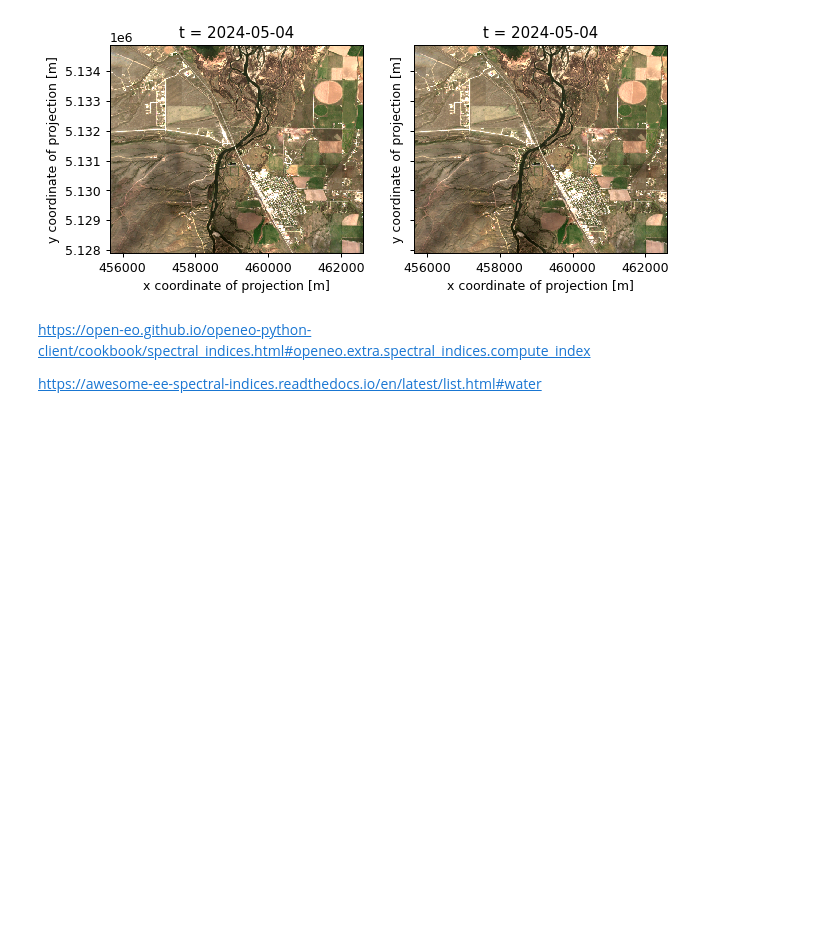
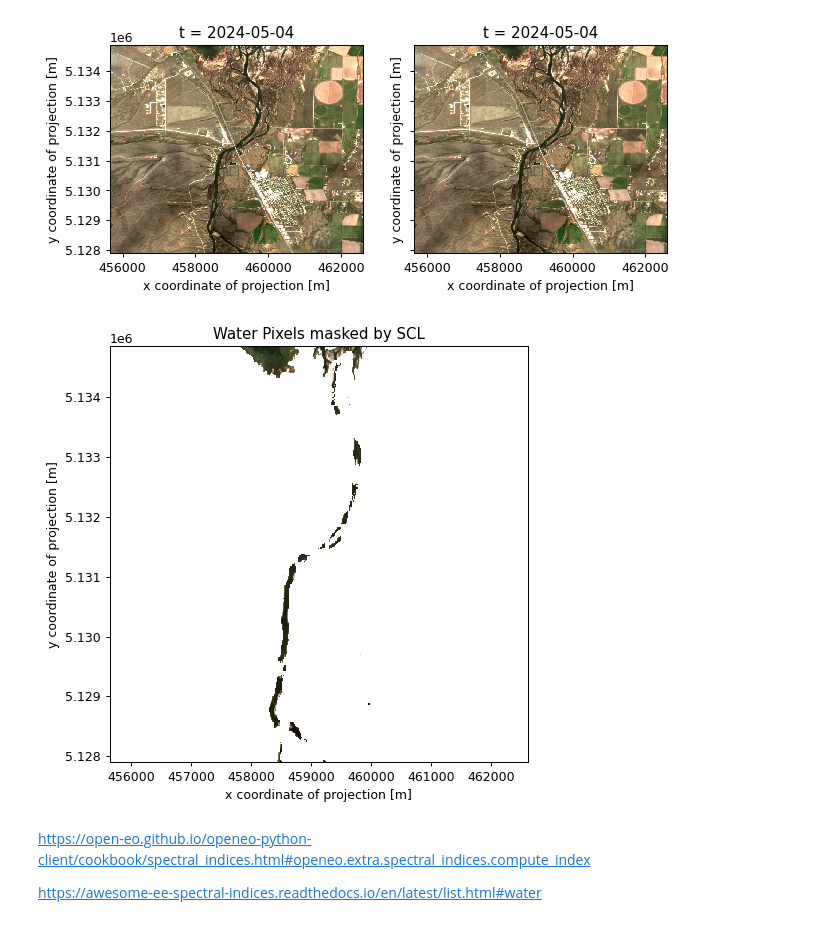
Before and after one commit to mullrich192/MasterThesis_FeatureExtraction_RemoteSensing, a Jupyter notebook: Extract_RiverGeometry.ipynb, the cells around one changed output. Cells and saved outputs as stored; diff of their text form; code cells hidden in the pictures; blank space fills up the shorter version.

Commit message:
adding water mask for ground truth

```diff
--- a/Extract_RiverGeometry.ipynb
+++ b/Extract_RiverGeometry.ipynb
@@ -158,6 +141,8 @@ spectral_indices.list_indices()  # List all available indices
 # %%
 class Dataset_Sen2():
     '''Dataset Loading - Loads the dataset and the corresponding Sentinel-2 images from Copernicus.
+       Filter for a specific river and a limited number of points for testing.
+       Filter for only images with water pixels.
 
     Returns:
         ds: xarray datacube containing the Sentinel-2 images.
@@ -165,12 +150,13 @@ class Dataset_Sen2():
 
     def __init__(self, path_root):
         self.root = path_root # Root path where the dataset is located
+        self.path_sentinel2 = os.path.join(self.root, "sentinel2/")
         #read dataset
         self.dataframe = pd.read_csv(os.path.join(self.root, "HyG_20240220.csv"), sep=",",  encoding='utf-8')
         #filter dataset
         self.dataframe = self.dataframe[self.dataframe['NAME'] == 'Missouri-Marias']
         self.dataframe = self.dataframe.reset_index(drop=True)
-        self.dataframe = self.dataframe.head(2) #limit to first 2 entries for testing
+        self.dataframe = self.dataframe.head(2) #limit to first 20 entries for testing
 
         #get the IDs of the points in the river
         self.IDs = self.dataframe['Gage_ID'].to_list()
@@ -215,30 +201,29 @@ class Dataset_Sen2():
             merged_cube = self.datacube.merge_cubes(indices_cube)
 
             #download the datacube
-            out_filename = f"sentinel2{self.IDs[i]}.nc"
-            merged_cube.download(os.path.join(self.root, out_filename))
+            out_filename = f"sentinel2_{self.IDs[i]}.nc"
+            if not os.path.exists(self.path_sentinel2, out_filename):
+                merged_cube.download(os.path.join(self.path_sentinel2, out_filename))
 
     def __getitem__(self, idx):
         # Get the ID for the requested index
         gage_id = self.IDs[idx]
         # Construct the corresponding filename
-        filename = f"sentinel2{gage_id}.nc"
-        filepath = os.path.join(self.root, filename)
+        filename = f"sentinel2_{gage_id}.nc"
+        filepath = os.path.join(self.path_sentinel2, filename)
 
         # Open the NetCDF file as an xarray.Dataset
         ds = xarray.open_dataset(filepath)
-
         # Get the corresponding bounding box
         bbox = self.bboxes_dict[gage_id]
 
         # Return the dataset, bbox, and ID
         return ds, bbox, gage_id
-
     def __len__(self):
         # return the length of the dataset
         return len(self.dataframe)
 
-dataset = Dataset_Sen2(path_root)
+sen2_dataset = Dataset_Sen2(path_root)
 # %% [output]
 Authenticated using refresh token.
 Loading datacube for ID: 6054500 with bbox: {'west': -111.46521576420595, 'south': 46.11547286400523, 'east': -111.375384235794, 'north': 46.17770954473375}
@@ -246,7 +278,8 @@ Loading datacube for ID: 6057000 with bbox: {'west': -111.57601576420596, 'south
 # %% [markdown]
 # 2. Explore the data
 # %%
-ds, bbox, id  = dataset[1]
+#get a sample of the sen2_dataset
+ds, bbox, id = sen2_dataset[1]
 # %%
 ds
 # %% [output]
@@ -276,6 +309,21 @@ data[{"t": -1}].plot.imshow(vmin=0, vmax=2000, ax=axes[1])
 # %% [output]
 <matplotlib.image.AxesImage at 0x...>
 [figure]
+# %%
+# keep the water pixels, where the SCL value is 6
+cube_masked = ds.where(ds.SCL == 6)
+# Select the RGB bands for plotting and convert to a DataArray
+rgb_masked = cube_masked[["B04", "B03", "B02"]].to_array(dim="bands")
+# Select the first time step for plotting
+first_timestep_masked = rgb_masked.isel(t=0)
+
+# Plot the result
+fig, ax = plt.subplots(figsize=(6, 6), dpi=90)
+first_timestep_masked.plot.imshow(vmin=0, vmax=2000, ax=ax, robust=True)
+ax.set_title("Water Pixels masked by SCL")
+plt.show()
+# %% [output]
+[figure, new version]
 # %% [markdown]
 https://open-eo.github.io/openeo-python-client/cookbook/spectral_indices.html#openeo.extra.spectral_indices.compute_index
 
```
Also changed, not shown: parts of 11 cells of this notebook.
